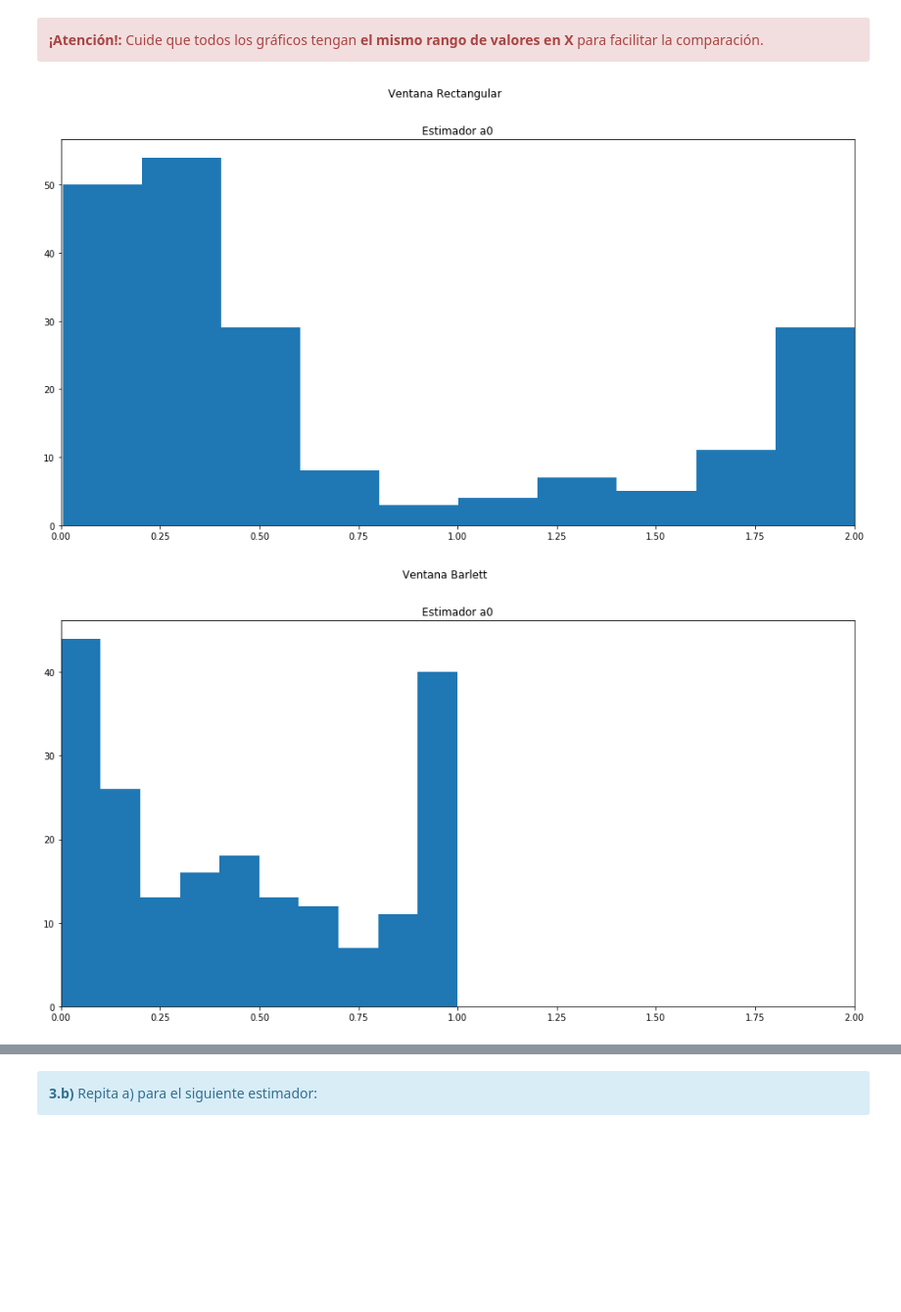
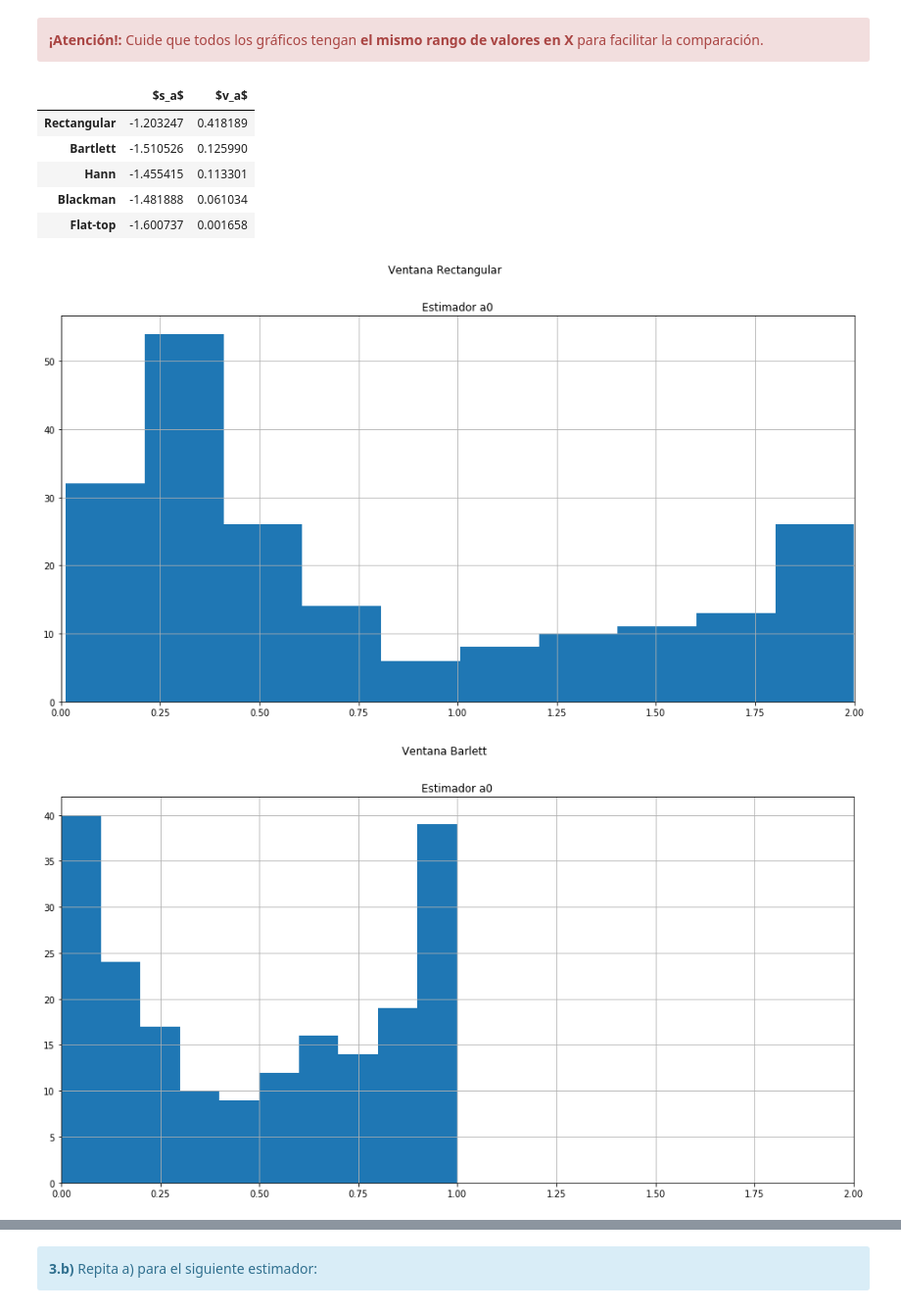
Before and after one commit to franmaiocchi/DSP, a Jupyter notebook: TP2/TP2 - Ventanas.ipynb, the cells around one changed output, grey strips where cells are left out. Shown at 98% size. Cells and saved outputs as stored; diff of their text form; code cells hidden in the pictures; blank space fills up the shorter version.

```diff
--- a/TP2/TP2 - Ventanas.ipynb
+++ b/TP2/TP2 - Ventanas.ipynb
@@ -190,7 +185,7 @@ def rms(x):
     return np.sqrt(np.mean(np.square(x)))
 # %%
 # Se agregan (padding - 1)*N ceros para visualizar mejor el espectro de la ventana
-padding = 4
+padding = 8
 
 df_padding = fs/(padding*N)
 ff_padding = np.linspace(0, ((padding*N-1)*df_padding), int(padding*N))
@@ -480,7 +475,7 @@ for window, label, amp in zip(ventanas, ventanas_label, a2_0):
 a1 = 1
 a2_1 = (pow(10, -1.4)*a1, pow(10, -2.2)*a1, pow(10, -3)*a1, pow(10, -3.5)*a1, pow(10, -3.5)*a1)
 
-f01 = fs/4 + 0.5*df
+f01 = fs/4 + 0.5*fs/N
 
 x1 = generador_senoidal(fs, f01, N, a1)
 
@@ -541,7 +536,7 @@ a1 = 1
 a2 = pow(10, -2)*a1
 
 f02 = (270, 257, 256, 255, 257)
-f01 = fs/4 + 0.5
+f01 = fs/4 + 0.5*fs/N
 
 x1 = generador_senoidal(fs, f01, N, a1)
 
@@ -647,43 +642,56 @@ f0 = fs/4
 estimador_a0 = []
 sesgo_a0 = []
 varianza_a0 = []
 
 m_f0 = int(N*(f0)/fs)
 
 df = fs/N
 
-tt, fr = generador_ruido(fs, 200, low = -2, high = 2, distribution = 'Uniform')
+aux, fr = generador_ruido(fs, 200, low = -2, high = 2, distribution = 'Uniform')
 
 for window, label in zip(ventanas, ventanas_label):
 
     estimador_a0 = []
 
     for freq in fr:
 
         f1 = f0 + freq*df
         sig = generador_senoidal(fs, f1, N, a0)
         spectrum = spectrum_analyzer(sig*window, fs, N, plot = False)
         estimador_a0.append(np.abs(2.0/N * spectrum[m_f0]))
-        # estimador_a1.append(tools.rms(2.0/N * np.abs(spectrum[a:b])))
 
     valor_esperado0 = np.average(estimador_a0)
     sesgo_a0.append(valor_esperado0 - a0)
     varianza_a0.append(np.var(estimador_a0))
     plt.figure(figsize = (16, 8))
     plt.suptitle("Ventana " + label)
     plt.title("Estimador a0")
     plt.xlim((0,2))
     plt.hist(estimador_a0, bins = 10)
+    plt.grid()
 
-#valor_esperado1 = np.average(estimador_a1)
-#sesgo1 = valor_esperado1 - a0
-#varianza1 = np.var(estimador_a1)
-#plt.subplot(2,1,2)
-#plt.title("Estimador a1")
-#plt.xlim((0,2))
-#plt.hist(estimador_a1, bins = 10)
-#print("El sesgo de a1 es " + str(sesgo1))
-#print("La varianza de a1 es " + str(varianza1))
+tus_resultados = [
+                   [sesgo_a0[0], varianza_a0[0]], # <-- acá debería haber numeritos :)
+                   [sesgo_a0[1], varianza_a0[1]], # <-- acá debería haber numeritos :)
+                   [sesgo_a0[2], varianza_a0[2]], # <-- acá debería haber numeritos :)
+                   [sesgo_a0[3], varianza_a0[3]], # <-- acá debería haber numeritos :)
+                   [sesgo_a0[4], varianza_a0[4]], # <-- acá debería haber numeritos :)
+                 ]
+df = DataFrame(tus_resultados, columns=['$s_a$', '$v_a$'],
+               index=[
+                        'Rectangular',
+                        'Bartlett',
+                        'Hann',
+                        'Blackman',
+                        'Flat-top'
+                     ])
+HTML(df.to_html())
 # %% [output]
+|  | $s_a$ | $v_a$ |
+| Rectangular | -1.203247 | 0.418189 |
+| Bartlett | -1.510526 | 0.125990 |
+| Hann | -1.455415 | 0.113301 |
+| Blackman | -1.481888 | 0.061034 |
+| Flat-top | -1.600737 | 0.001658 |
-[figure, old version]
+[figure, new version]
-[figure, old version]
+[figure, new version]
```
Also changed, not shown: parts of 10 cells of this notebook.
